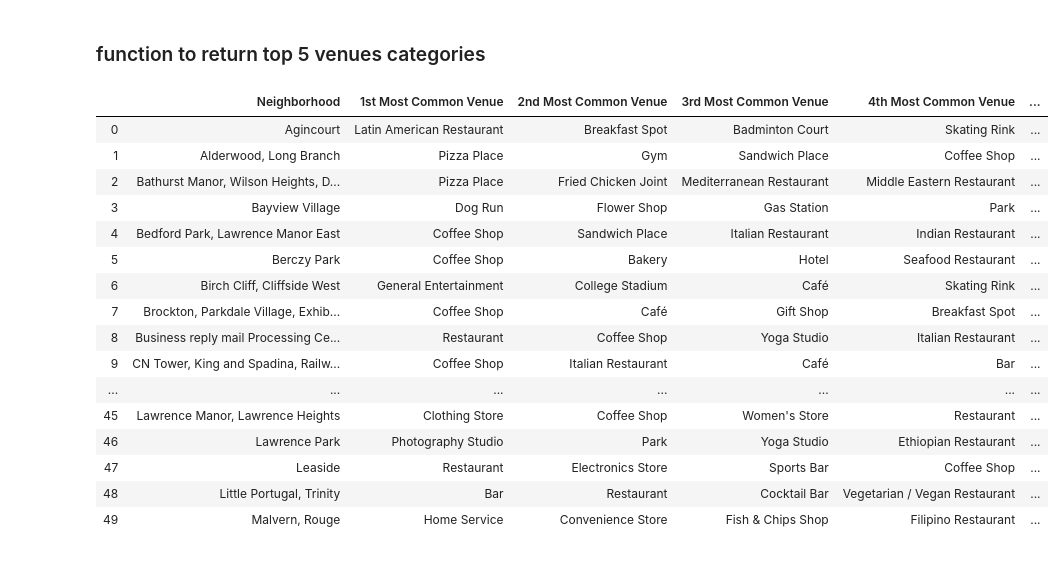
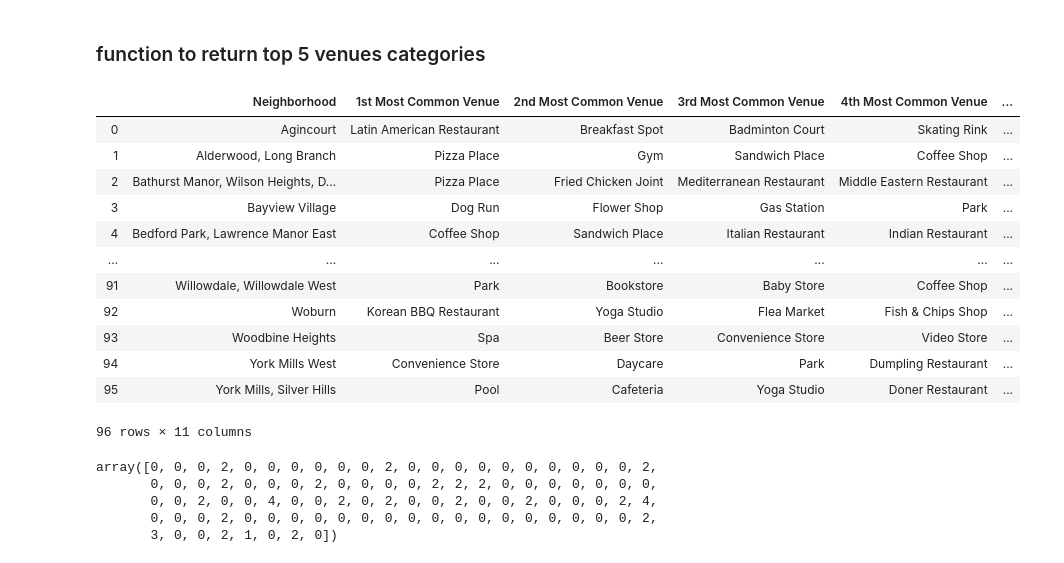
Before and after one commit to ishasahni2000/Coursera_Capstone, a Jupyter notebook: toronoto_Final.ipynb, the cells around one changed output. Drawn from its saved outputs; the diff is of its cells as text; code cells hidden in the pictures.

Commit message:
clustering

```diff
--- a/toronoto_Final.ipynb
+++ b/toronoto_Final.ipynb
@@ -393,40 +393,52 @@ def return_most_common_venues(row, num_top_venues):
 # %%
 num_top_venues = 10
 
 indicators = ['st', 'nd', 'rd']
 
 # create columns according to number of top venues
 columns = ['Neighborhood']
 # code to name the column name according to their sufix
 for ind in np.arange(num_top_venues):
     try:
         columns.append('{}{} Most Common Venue'.format(ind+1, indicators[ind]))
     except:
         columns.append('{}th Most Common Venue'.format(ind+1))
 
 # create a new dataframe
 neighborhoods_venues_sorted = pd.DataFrame(columns=columns)
 neighborhoods_venues_sorted['Neighborhood'] = grouped['Neighborhood']
 
 for ind in np.arange(grouped.shape[0]):
     neighborhoods_venues_sorted.iloc[ind, 1:] = return_most_common_venues(grouped.iloc[ind, :], num_top_venues)
 
-neighborhoods_venues_sorted.head(50)
+neighborhoods_venues_sorted
 # %% [output]
 |  | Neighborhood | 1st Most Common Venue | 2nd Most Common Venue | 3rd Most Common Venue | 4th Most Common Venue | ... |
 | 0 | Agincourt | Latin American Restaurant | Breakfast Spot | Badminton Court | Skating Rink | ... |
 | 1 | Alderwood, Long Branch | Pizza Place | Gym | Sandwich Place | Coffee Shop | ... |
 | 2 | Bathurst Manor, Wilson Heights, D... | Pizza Place | Fried Chicken Joint | Mediterranean Restaurant | Middle Eastern Restaurant | ... |
 | 3 | Bayview Village | Dog Run | Flower Shop | Gas Station | Park | ... |
 | 4 | Bedford Park, Lawrence Manor East | Coffee Shop | Sandwich Place | Italian Restaurant | Indian Restaurant | ... |
-| 5 | Berczy Park | Coffee Shop | Bakery | Hotel | Seafood Restaurant | ... |
-| 6 | Birch Cliff, Cliffside West | General Entertainment | College Stadium | Café | Skating Rink | ... |
-| 7 | Brockton, Parkdale Village, Exhib... | Coffee Shop | Café | Gift Shop | Breakfast Spot | ... |
-| 8 | Business reply mail Processing Ce... | Restaurant | Coffee Shop | Yoga Studio | Italian Restaurant | ... |
-| 9 | CN Tower, King and Spadina, Railw... | Coffee Shop | Italian Restaurant | Café | Bar | ... |
 | ... | ... | ... | ... | ... | ... | ... |
-| 45 | Lawrence Manor, Lawrence Heights | Clothing Store | Coffee Shop | Women's Store | Restaurant | ... |
-| 46 | Lawrence Park | Photography Studio | Park | Yoga Studio | Ethiopian Restaurant | ... |
-| 47 | Leaside | Restaurant | Electronics Store | Sports Bar | Coffee Shop | ... |
-| 48 | Little Portugal, Trinity | Bar | Restaurant | Cocktail Bar | Vegetarian / Vegan Restaurant | ... |
-| 49 | Malvern, Rouge | Home Service | Convenience Store | Fish & Chips Shop | Filipino Restaurant | ... |
+| 91 | Willowdale, Willowdale West | Park | Bookstore | Baby Store | Coffee Shop | ... |
+| 92 | Woburn | Korean BBQ Restaurant | Yoga Studio | Flea Market | Fish & Chips Shop | ... |
+| 93 | Woodbine Heights | Spa | Beer Store | Convenience Store | Video Store | ... |
+| 94 | York Mills West | Convenience Store | Daycare | Park | Dumpling Restaurant | ... |
+| 95 | York Mills, Silver Hills | Pool | Cafeteria | Yoga Studio | Doner Restaurant | ... |
+96 rows × 11 columns
+# %%
+kclusters = 5
+
+grouped_clustering = grouped.drop('Neighborhood', 1)
+
+# fitting the groupped data
+kmeans = KMeans(n_clusters=kclusters, random_state=0).fit(grouped_clustering)
+
+# check cluster labels generated for each row in the dataframe
+kmeans.labels_
+# %% [output]
+array([0, 0, 0, 2, 0, 0, 0, 0, 0, 0, 2, 0, 0, 0, 0, 0, 0, 0, 0, 0, 0, 2,
+       0, 0, 0, 2, 0, 0, 0, 2, 0, 0, 0, 0, 2, 2, 2, 0, 0, 0, 0, 0, 0, 0,
+       0, 0, 2, 0, 0, 4, 0, 0, 2, 0, 2, 0, 0, 2, 0, 0, 2, 0, 0, 0, 2, 4,
+       0, 0, 0, 2, 0, 0, 0, 0, 0, 0, 0, 0, 0, 0, 0, 0, 0, 0, 0, 0, 0, 2,
+       3, 0, 0, 2, 1, 0, 2, 0])
```
Also changed, not shown: parts of 7 cells of this notebook.
